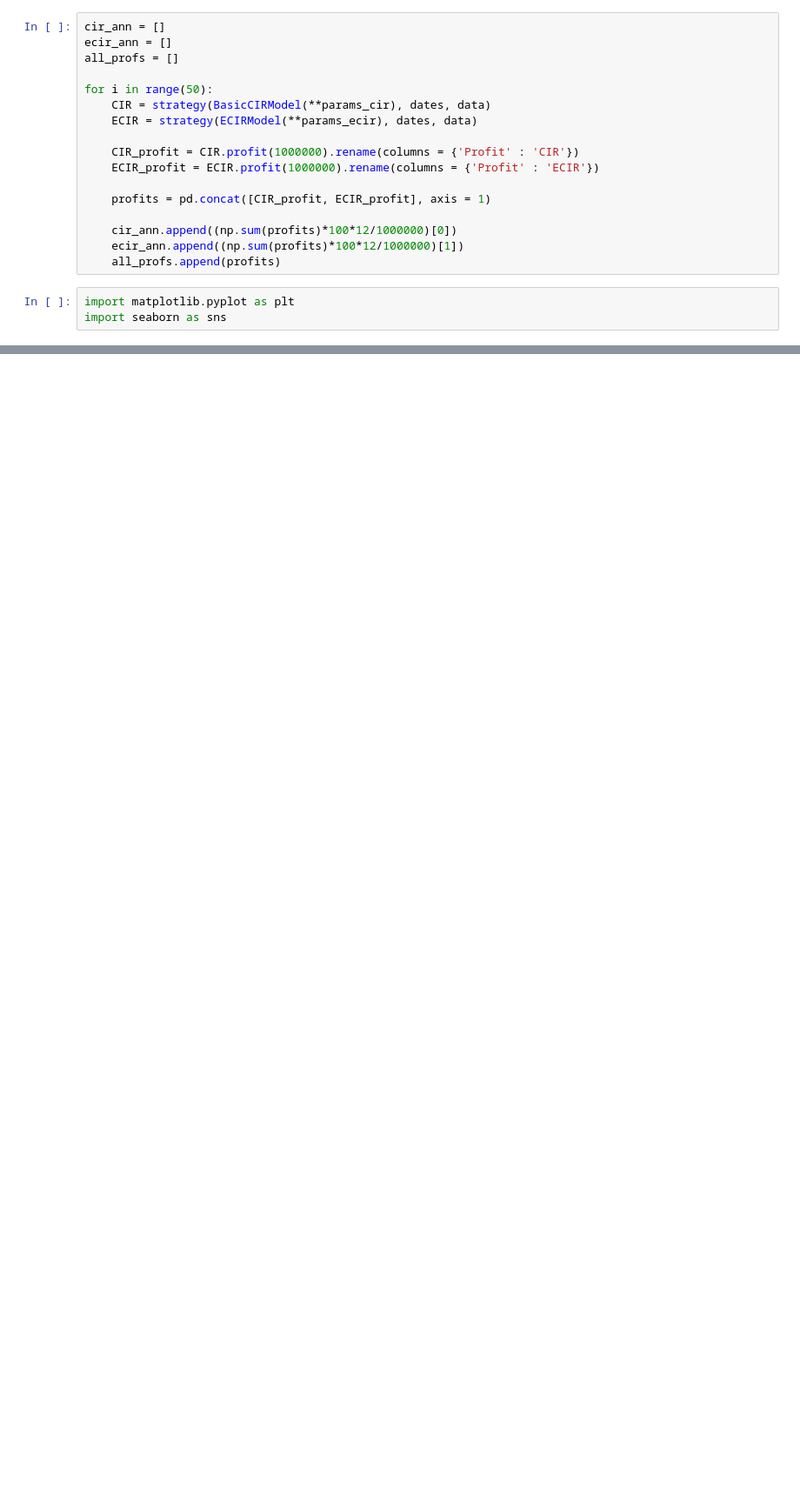
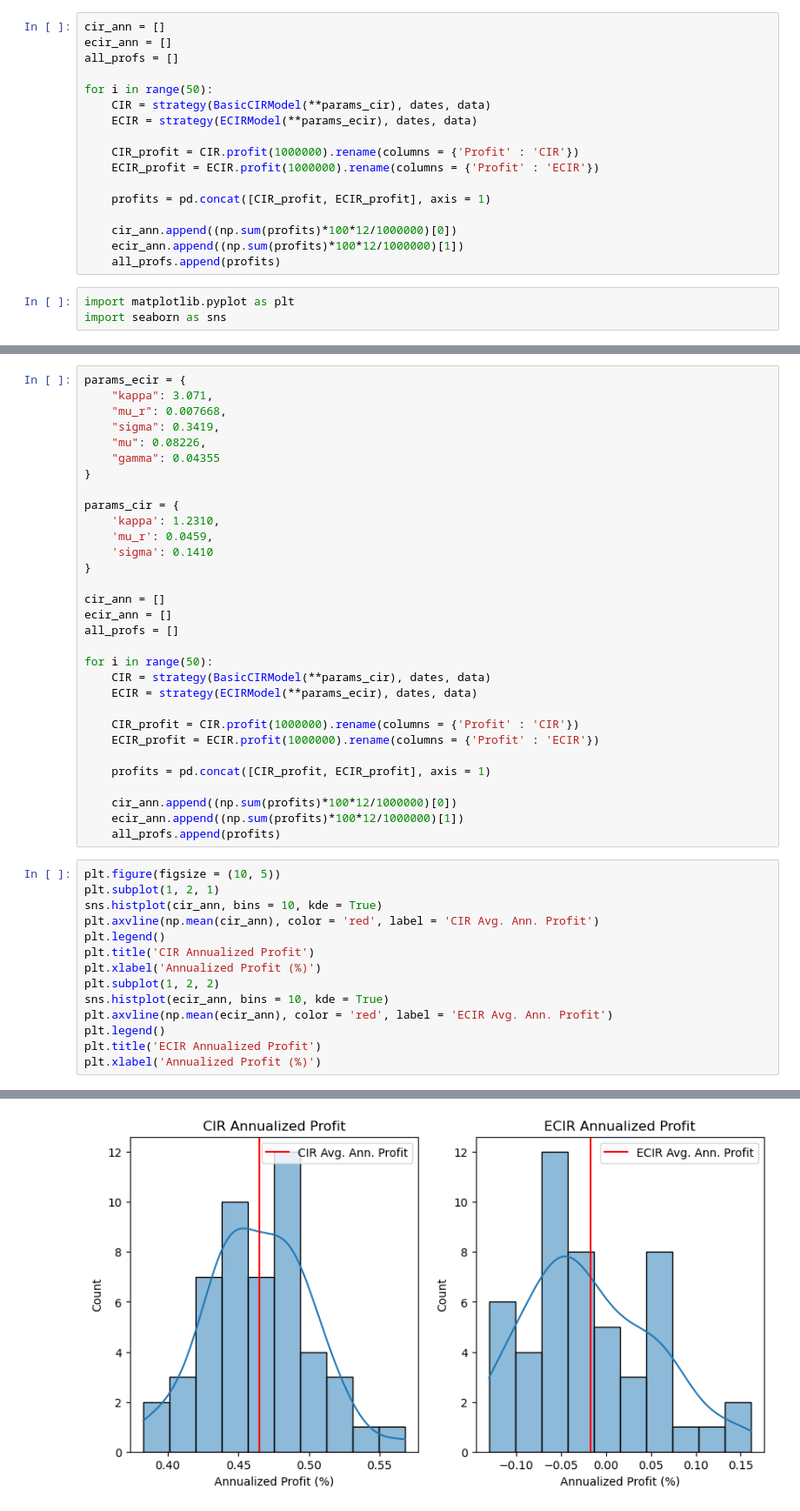
Before and after one commit to smallphotato/MF728_finalproject, a Jupyter notebook: Trading_Strategy.ipynb, the cells around one changed output, grey strips where cells are left out. Shown at 87% size. Cells and saved outputs as stored; diff of their text form; blank space fills up the shorter version.

Commit message:
trading strategy calibrated parameters

```diff
--- a/Trading_Strategy.ipynb
+++ b/Trading_Strategy.ipynb
@@ -162,0 +167,46 @@ ECIR Average Annualized Profit: 2.39 %
+# %%
+params_ecir = {
+    "kappa": 3.071,
+    "mu_r": 0.007668,
+    "sigma": 0.3419,
+    "mu": 0.08226,
+    "gamma": 0.04355
+}
+
+params_cir = {
+    'kappa': 1.2310,
+    'mu_r': 0.0459,
+    'sigma': 0.1410
+}
+
+cir_ann = []
+ecir_ann = []
+all_profs = []
+
+for i in range(50):
+    CIR = strategy(BasicCIRModel(**params_cir), dates, data)
+    ECIR = strategy(ECIRModel(**params_ecir), dates, data)
+
+    CIR_profit = CIR.profit(1000000).rename(columns = {'Profit' : 'CIR'})
+    ECIR_profit = ECIR.profit(1000000).rename(columns = {'Profit' : 'ECIR'})
+
+    profits = pd.concat([CIR_profit, ECIR_profit], axis = 1)
+
+    cir_ann.append((np.sum(profits)*100*12/1000000)[0])
+    ecir_ann.append((np.sum(profits)*100*12/1000000)[1])
+    all_profs.append(profits)
+# %%
+plt.figure(figsize = (10, 5))
+plt.subplot(1, 2, 1)
+sns.histplot(cir_ann, bins = 10, kde = True)
+plt.axvline(np.mean(cir_ann), color = 'red', label = 'CIR Avg. Ann. Profit')
+plt.legend()
+plt.title('CIR Annualized Profit')
+plt.xlabel('Annualized Profit (%)')
+plt.subplot(1, 2, 2)
+sns.histplot(ecir_ann, bins = 10, kde = True)
+plt.axvline(np.mean(ecir_ann), color = 'red', label = 'ECIR Avg. Ann. Profit')
+plt.legend()
+plt.title('ECIR Annualized Profit')
+plt.xlabel('Annualized Profit (%)')
+# %% [output]
@@ -162,0 +214 @@ ECIR Average Annualized Profit: 2.39 %
+[figure, added]
```
Also changed, not shown: parts of 8 cells of this notebook, 1 other file.
